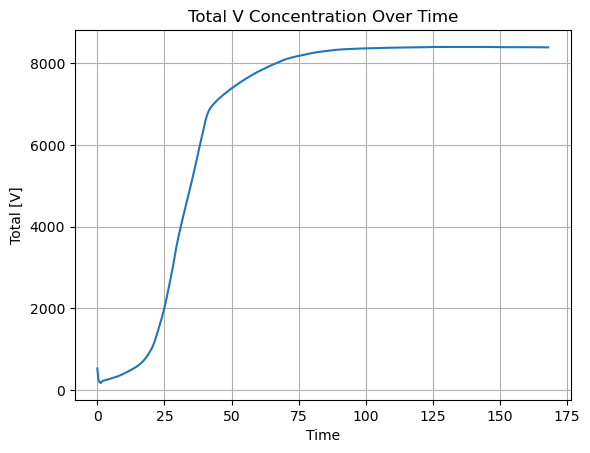
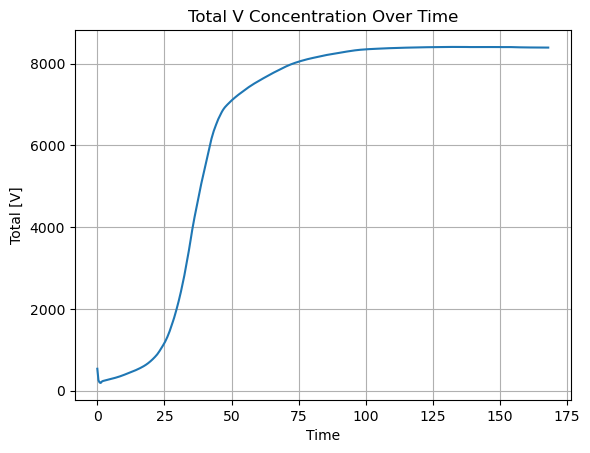
The notebook cell's code change between the first figure and the second:
--- before
+++ after
@@ -12,3 +12,4 @@
 plt.xlabel('Time')
 plt.ylabel('d[Average V]/dt')
+plt.ylim(0,5)
 plt.show()

Commit: quick changes to numbers